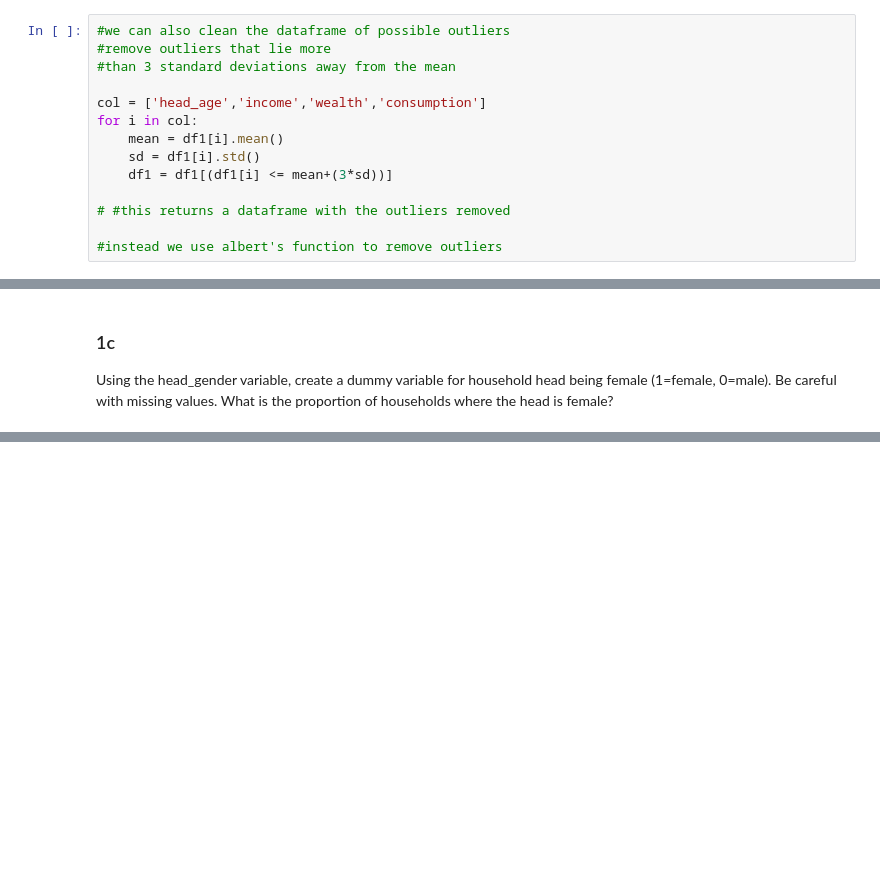
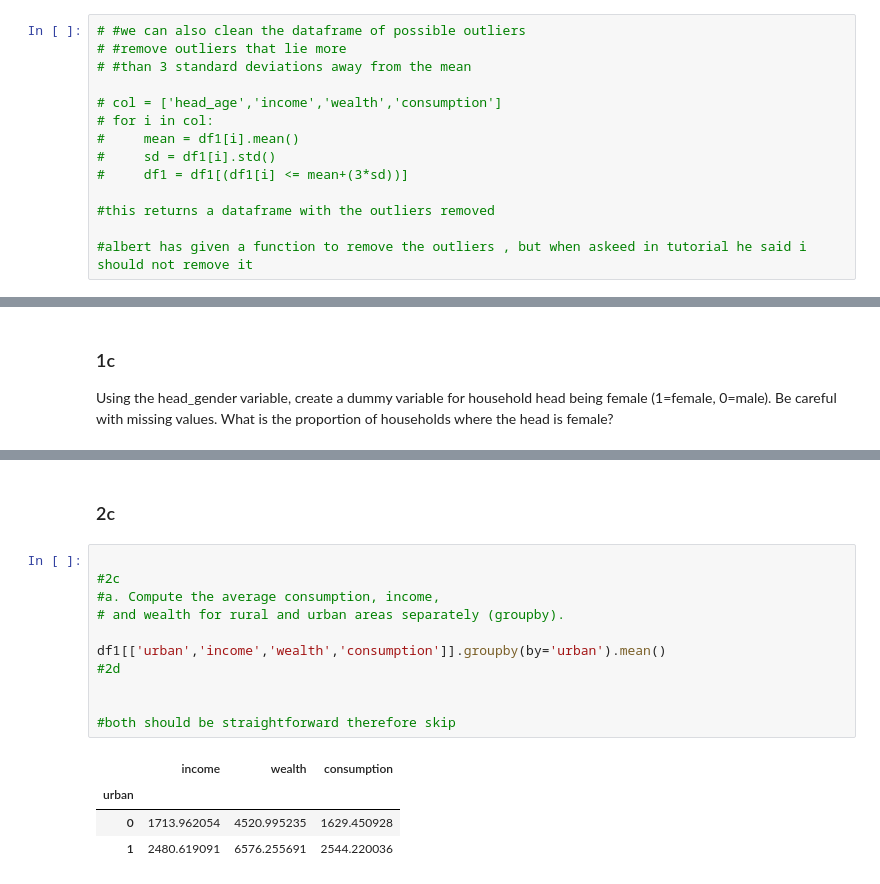
Before and after one commit to finbarrhodes/Group-33, a Jupyter notebook: PS2/PS2.ipynb, the cells around one changed output, grey strips where cells are left out. Drawn from its saved outputs; the diff is of its cells as text; blank space fills up the shorter version.

```diff
--- a/PS2/PS2.ipynb
+++ b/PS2/PS2.ipynb
@@ -179,17 +172,17 @@ the number of outliers are 29
 # %%
-#we can also clean the dataframe of possible outliers
-#remove outliers that lie more
-#than 3 standard deviations away from the mean
+# #we can also clean the dataframe of possible outliers
+# #remove outliers that lie more
+# #than 3 standard deviations away from the mean
 
-col = ['head_age','income','wealth','consumption']
-for i in col:
-    mean = df1[i].mean()
-    sd = df1[i].std()
-    df1 = df1[(df1[i] <= mean+(3*sd))]
+# col = ['head_age','income','wealth','consumption']
+# for i in col:
+#     mean = df1[i].mean()
+#     sd = df1[i].std()
+#     df1 = df1[(df1[i] <= mean+(3*sd))]
 
-# #this returns a dataframe with the outliers removed
+#this returns a dataframe with the outliers removed
 
-#instead we use albert's function to remove outliers
+#albert has given a function to remove the outliers , but when askeed in tutorial he said i should not remove it
 # %%
 #after cleaning we apply the previous summary statisitcs:
 
@@ -324,0 +366,18 @@ dtype: float64]
+# %% [markdown]
+### 2c
+# %%
+
+#2c
+#a. Compute the average consumption, income,
+# and wealth for rural and urban areas separately (groupby).
+
+df1[['urban','income','wealth','consumption']].groupby(by='urban').mean()
+#2d
+
+
+#both should be straightforward therefore skip
+# %% [output]
+|  | income | wealth | consumption |
+| urban |  |  |  |
+| 0 | 1713.962054 | 4520.995235 | 1629.450928 |
+| 1 | 2480.619091 | 6576.255691 | 2544.220036 |
```
Also changed, not shown: parts of 36 cells of this notebook.
